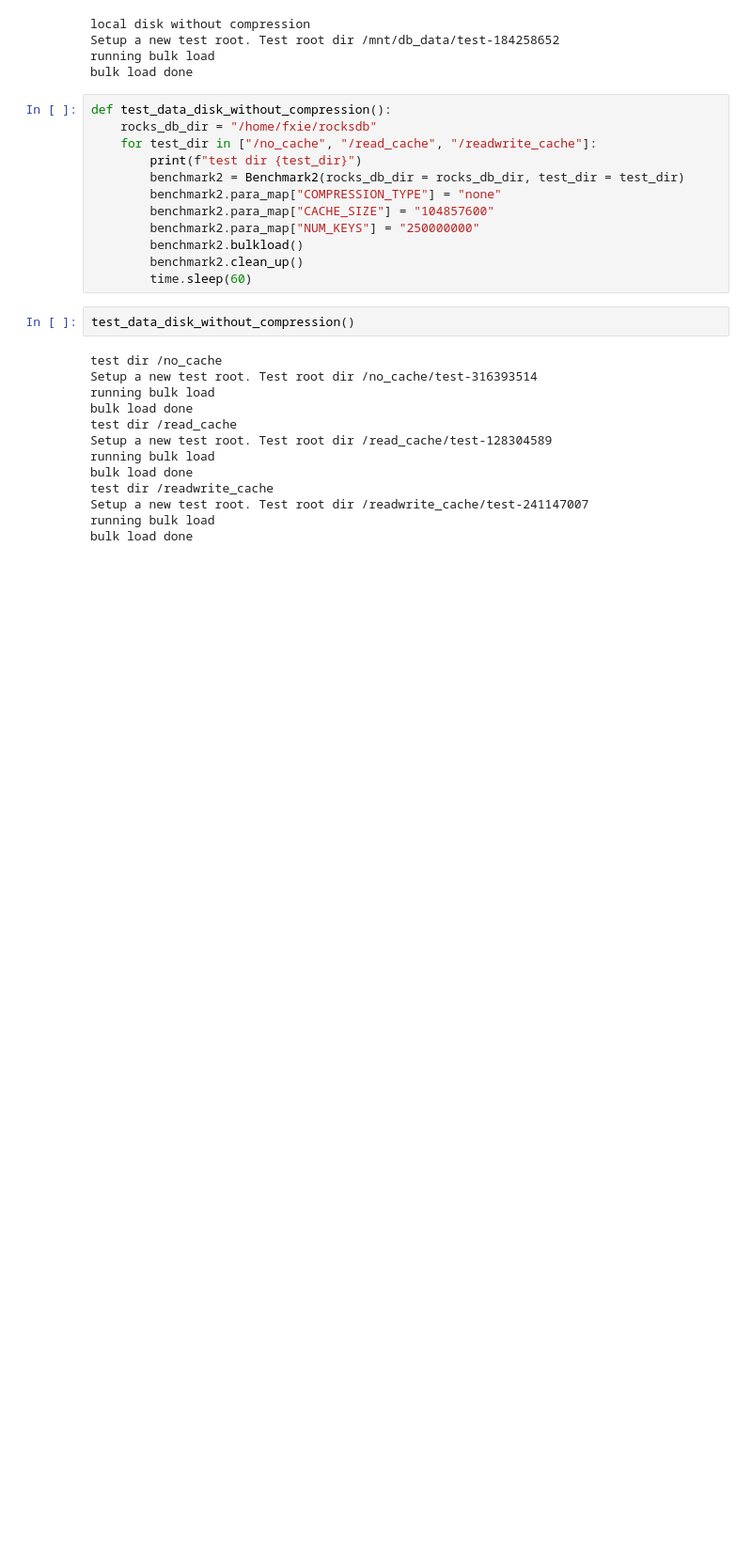
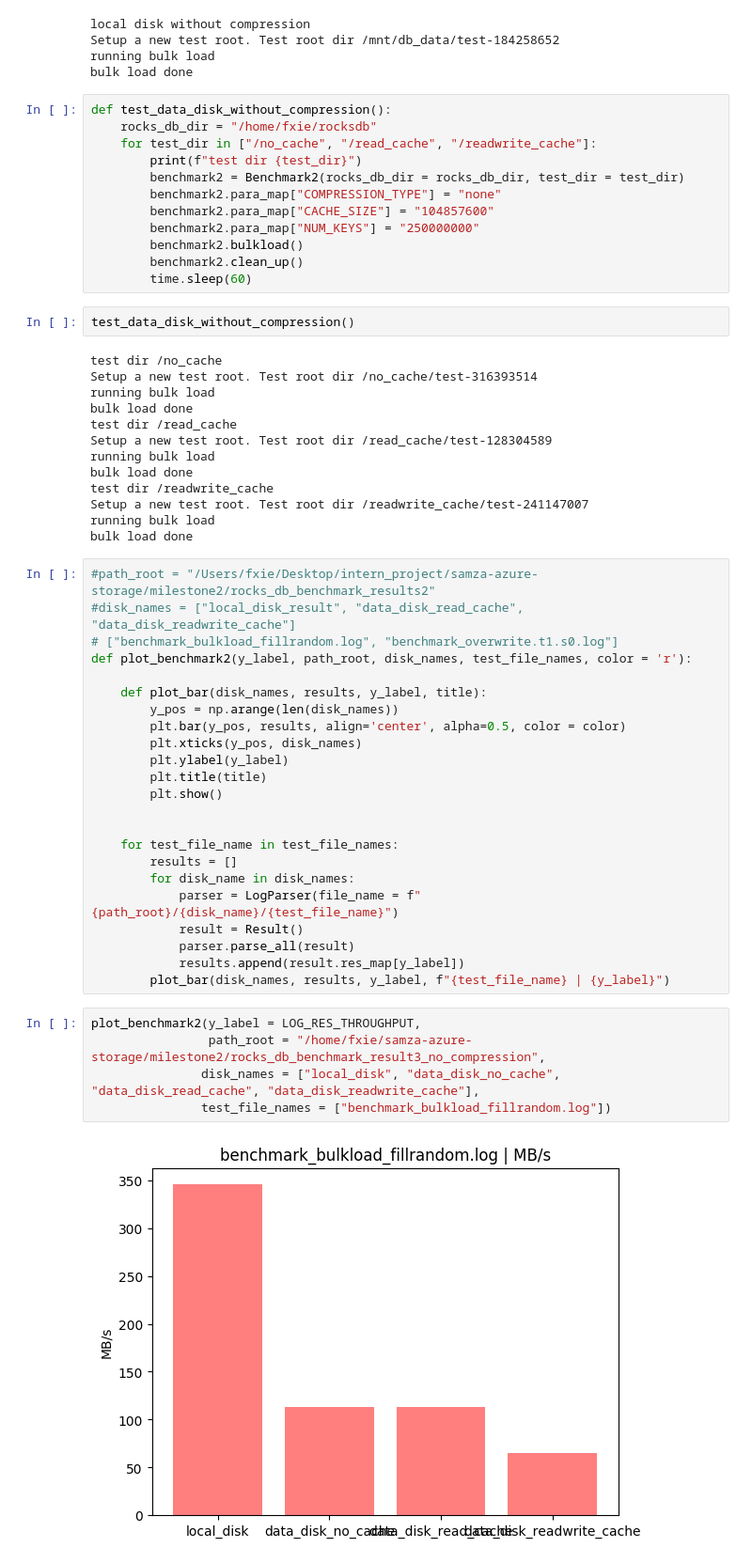
Before and after one commit to xiefan46/samza-azure-storage, a Jupyter notebook: milestone2/python/milestone2-tests.ipynb, the cells around one changed output. Shown at 94% size. Cells and saved outputs as stored; diff of their text form; blank space fills up the shorter version.

Commit message:
result

```diff
--- a/milestone2/python/milestone2-tests.ipynb
+++ b/milestone2/python/milestone2-tests.ipynb
@@ -631,3 +631,33 @@ test dir /readwrite_cache
 Setup a new test root. Test root dir /readwrite_cache/test-241147007
 running bulk load
 bulk load done
+# %%
+#path_root = "/Users/fxie/Desktop/intern_project/samza-azure-storage/milestone2/rocks_db_benchmark_results2"
+#disk_names = ["local_disk_result", "data_disk_read_cache", "data_disk_readwrite_cache"]
+# ["benchmark_bulkload_fillrandom.log", "benchmark_overwrite.t1.s0.log"]
+def plot_benchmark2(y_label, path_root, disk_names, test_file_names, color = 'r'):
+
+    def plot_bar(disk_names, results, y_label, title):
+        y_pos = np.arange(len(disk_names))
+        plt.bar(y_pos, results, align='center', alpha=0.5, color = color)
+        plt.xticks(y_pos, disk_names)
+        plt.ylabel(y_label)
+        plt.title(title)
+        plt.show()
+
+
+    for test_file_name in test_file_names:
+        results = []
+        for disk_name in disk_names:
+            parser = LogParser(file_name = f"{path_root}/{disk_name}/{test_file_name}")
+            result = Result()
+            parser.parse_all(result)
+            results.append(result.res_map[y_label])
+        plot_bar(disk_names, results, y_label, f"{test_file_name} | {y_label}")
+# %%
+plot_benchmark2(y_label = LOG_RES_THROUGHPUT,
+                path_root = "/home/fxie/samza-azure-storage/milestone2/rocks_db_benchmark_result3_no_compression",
+               disk_names = ["local_disk", "data_disk_no_cache", "data_disk_read_cache", "data_disk_readwrite_cache"],
+               test_file_names = ["benchmark_bulkload_fillrandom.log"])
+# %% [output]
+[figure, added]
```
Also changed, not shown: 2 other files.
